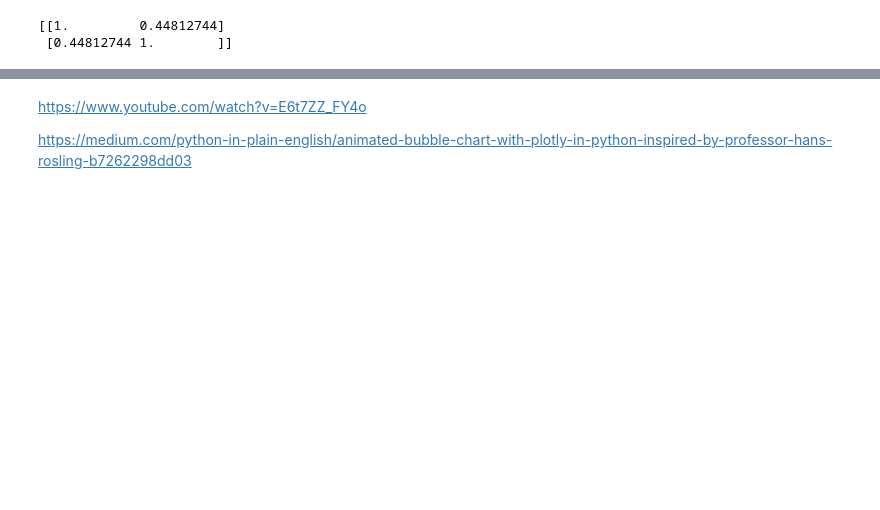
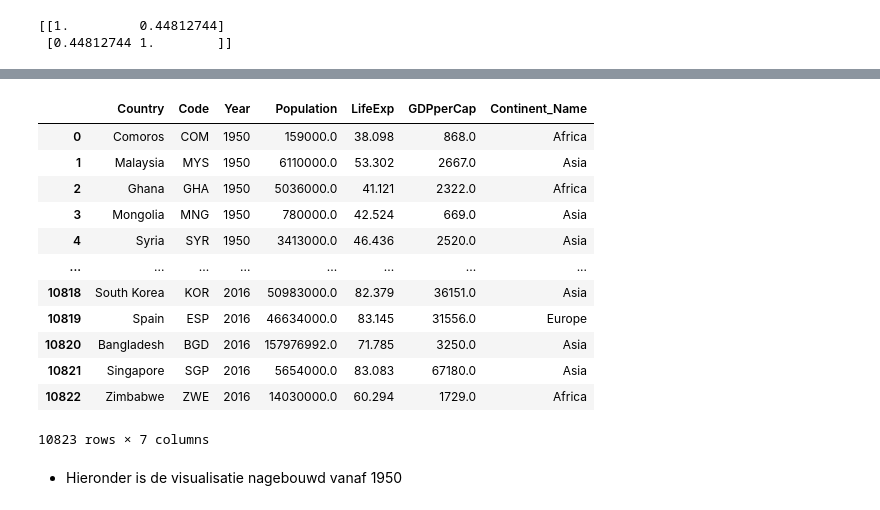
Before and after one commit to erikhhs/ads, a Jupyter notebook: Proefstuderen_programming.ipynb, the cells around one changed output, grey strips where cells are left out. Cells and saved outputs as stored; diff of their text form; code cells hidden in the pictures; blank space fills up the shorter version.

```diff
--- a/Proefstuderen_programming.ipynb
+++ b/Proefstuderen_programming.ipynb
@@ -191,11 +204,22 @@ print(corr)
 # %%
-dataset = pd.read_csv('dataset.csv')
+dataset = pd.read_csv('https://raw.githubusercontent.com/erikhhs/ads/main/dataset.csv')
 display(dataset)
+# %% [output]
+|  | Country | Code | Year | Population | LifeExp | GDPperCap | Continent_Name |
+| 0 | Comoros | COM | 1950 | 159000.0 | 38.098 | 868.0 | Africa |
+| 1 | Malaysia | MYS | 1950 | 6110000.0 | 53.302 | 2667.0 | Asia |
+| 2 | Ghana | GHA | 1950 | 5036000.0 | 41.121 | 2322.0 | Africa |
+| 3 | Mongolia | MNG | 1950 | 780000.0 | 42.524 | 669.0 | Asia |
+| 4 | Syria | SYR | 1950 | 3413000.0 | 46.436 | 2520.0 | Asia |
+| ... | ... | ... | ... | ... | ... | ... | ... |
+| 10818 | South Korea | KOR | 2016 | 50983000.0 | 82.379 | 36151.0 | Asia |
+| 10819 | Spain | ESP | 2016 | 46634000.0 | 83.145 | 31556.0 | Europe |
+| 10820 | Bangladesh | BGD | 2016 | 157976992.0 | 71.785 | 3250.0 | Asia |
+| 10821 | Singapore | SGP | 2016 | 5654000.0 | 83.083 | 67180.0 | Asia |
+| 10822 | Zimbabwe | ZWE | 2016 | 14030000.0 | 60.294 | 1729.0 | Africa |
+10823 rows × 7 columns
-# %% [markdown]
-https://www.youtube.com/watch?v=E6t7ZZ_FY4o
-
-
-https://medium.com/python-in-plain-english/animated-bubble-chart-with-plotly-in-python-inspired-by-professor-hans-rosling-b7262298dd03
+# %% [markdown]
+- Hieronder is de visualisatie nagebouwd vanaf 1950
 # %%
 fig = px.scatter(dataset, x='GDPperCap', y='LifeExp', animation_frame='Year',
  animation_group='Country',size='Population',
```
Also changed, not shown: parts of 8 cells of this notebook.
